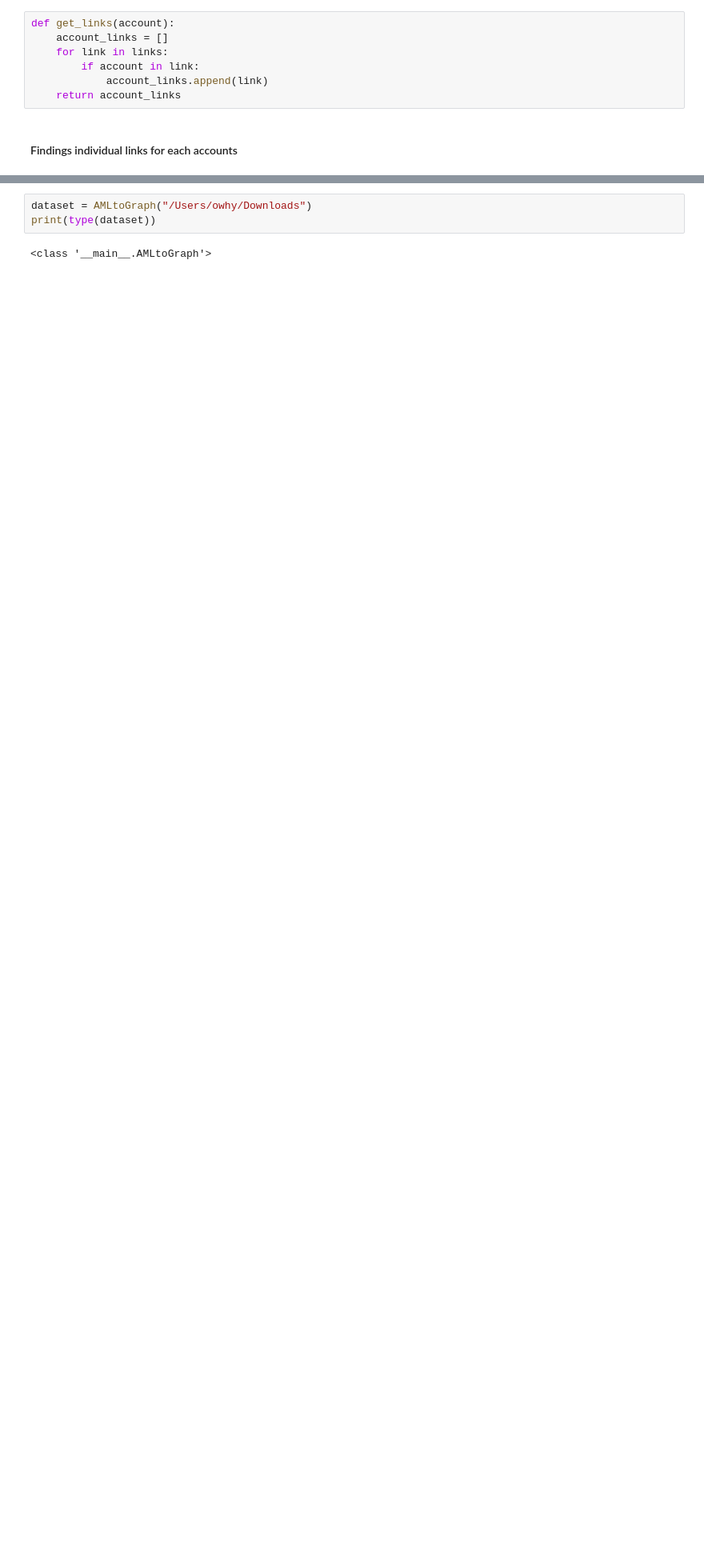
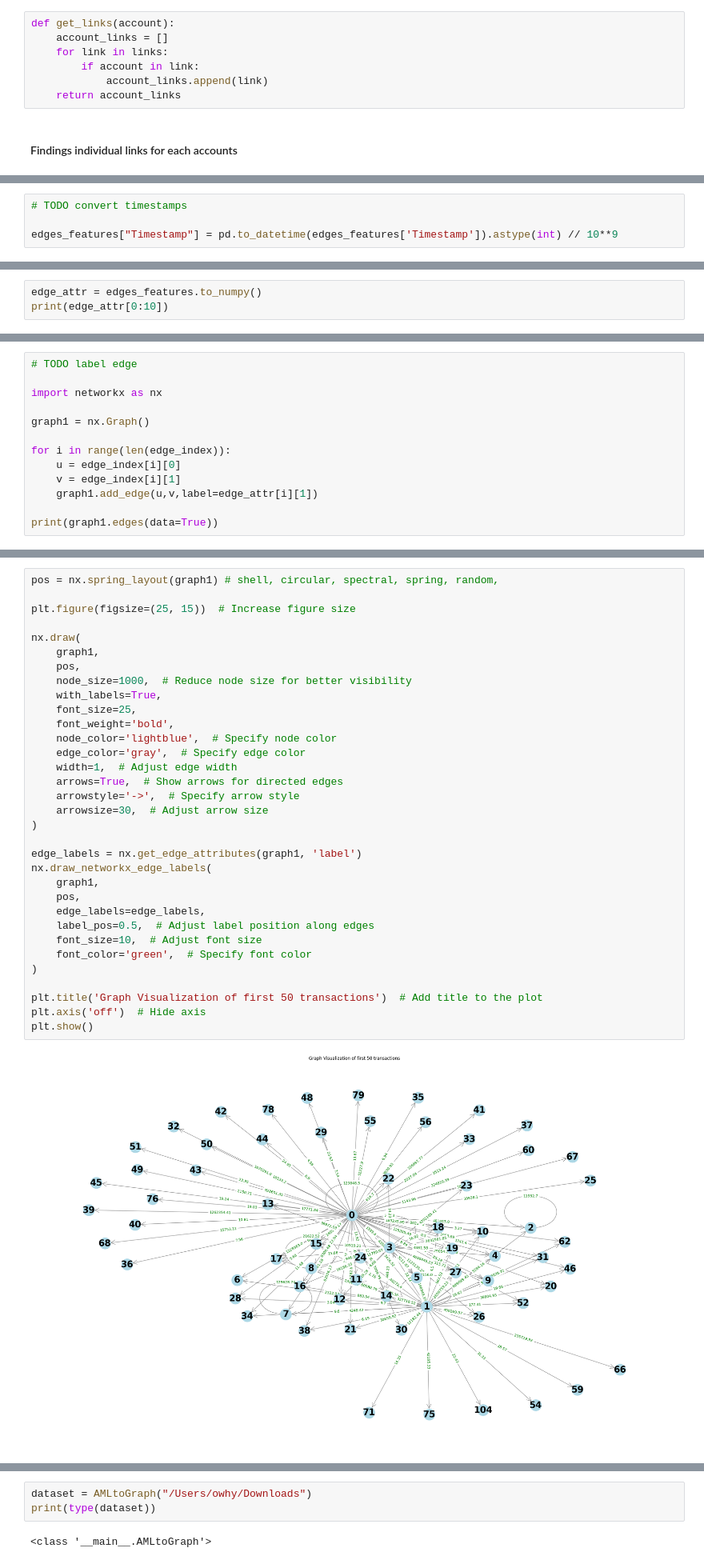
Before and after one commit to owhygithub/AML-fraud-detector, a Jupyter notebook: datasets_explore.ipynb, the cells around one changed output, grey strips where cells are left out. Shown at 80% size. Drawn from its saved outputs; the diff is of its cells as text; blank space fills up the shorter version.

Commit message:
Graph created using networkx, 50 transactions added. Edge features and edge labels added
Graph created using networkx, 50 transactions added. Edge features and edge labels added

```diff
--- a/datasets_explore.ipynb
+++ b/datasets_explore.ipynb
@@ -504,0 +530,4 @@ KeyboardInterrupt:
+# %%
+# TODO convert timestamps
+
+edges_features["Timestamp"] = pd.to_datetime(edges_features['Timestamp']).astype(int) // 10**9
@@ -504,0 +544,3 @@ KeyboardInterrupt:
+# %%
+edge_attr = edges_features.to_numpy()
+print(edge_attr[0:10])
@@ -504,0 +565,13 @@ KeyboardInterrupt:
+# %%
+# TODO label edge
+
+import networkx as nx
+
+graph1 = nx.Graph()
+
+for i in range(len(edge_index)):
+    u = edge_index[i][0]
+    v = edge_index[i][1]
+    graph1.add_edge(u,v,label=edge_attr[i][1])
+
+print(graph1.edges(data=True))
@@ -504,0 +580,35 @@ KeyboardInterrupt:
+# %%
+pos = nx.spring_layout(graph1) # shell, circular, spectral, spring, random,
+
+plt.figure(figsize=(25, 15))  # Increase figure size
+
+nx.draw(
+    graph1,
+    pos,
+    node_size=1000,  # Reduce node size for better visibility
+    with_labels=True,
+    font_size=25,
+    font_weight='bold',
+    node_color='lightblue',  # Specify node color
+    edge_color='gray',  # Specify edge color
+    width=1,  # Adjust edge width
+    arrows=True,  # Show arrows for directed edges
+    arrowstyle='->',  # Specify arrow style
+    arrowsize=30,  # Adjust arrow size
+)
+
+edge_labels = nx.get_edge_attributes(graph1, 'label')
+nx.draw_networkx_edge_labels(
+    graph1,
+    pos,
+    edge_labels=edge_labels,
+    label_pos=0.5,  # Adjust label position along edges
+    font_size=10,  # Adjust font size
+    font_color='green',  # Specify font color
+)
+
+plt.title('Graph Visualization of first 50 transactions')  # Add title to the plot
+plt.axis('off')  # Hide axis
+plt.show()
+# %% [output]
+[figure, added]
```
Also changed, not shown: parts of 32 cells of this notebook, 1 other file.
